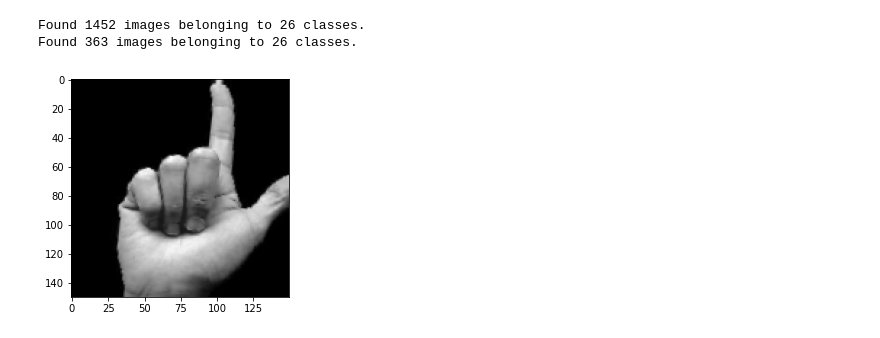
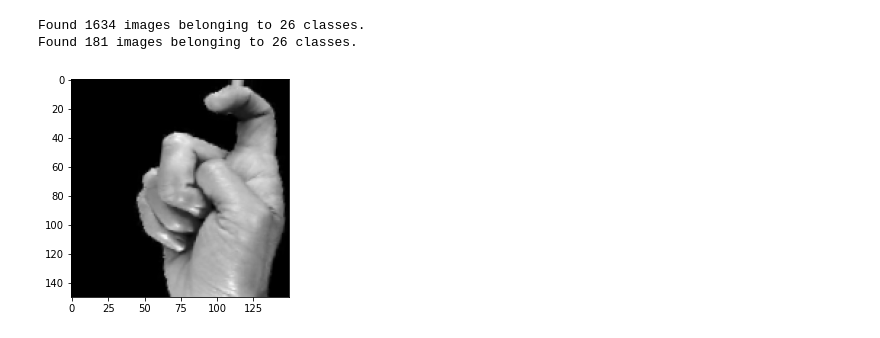
Before and after one commit to Logan-Rose/ASL-transcriber, a Jupyter notebook: new_classifier.ipynb, the cells around one changed output. Drawn from its saved outputs; the diff is of its cells as text; code cells hidden in the pictures.

```diff
--- a/new_classifier.ipynb
+++ b/new_classifier.ipynb
@@ -66,40 +67,40 @@ img_generator = tf.keras.preprocessing.image.ImageDataGenerator(
     fill_mode='nearest',
     horizontal_flip=True,
     vertical_flip=False,
-    validation_split=0.2
+    validation_split=0.1
 
 )
 
 train_generator = img_generator.flow_from_directory(
   './asl_dataset',
   target_size=(150,150),
   color_mode='grayscale',
   classes=classes,
   class_mode='categorical',
   seed=SEED,
   shuffle=False,
   subset='training'
 )
 
 val_generator = img_generator.flow_from_directory(
   './asl_dataset',
   target_size=(150,150),
   color_mode='grayscale',
   classes=classes,
   class_mode='categorical',
   seed=SEED,
   shuffle=False,
   subset='validation'
 )
 
 for i, image in enumerate(val_generator):
   if i == 5:
     plt.imshow(image[0][1], cmap = 'gray')
     break
 # %% [output]
-Found 1452 images belonging to 26 classes.
-Found 363 images belonging to 26 classes.
+Found 1634 images belonging to 26 classes.
+Found 181 images belonging to 26 classes.
-[figure, old version]
+[figure, new version]
 # %%
 def make_directories():
     d = datetime.today()
```
Also changed, not shown: parts of 7 cells of this notebook, 28 other files.
